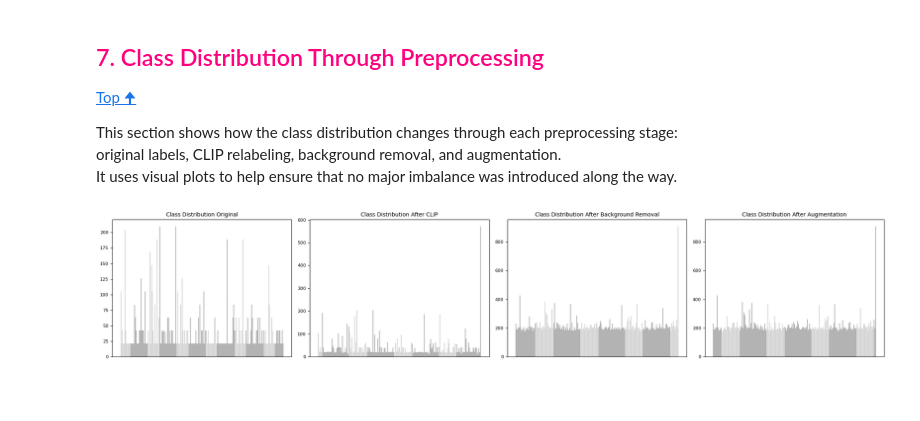
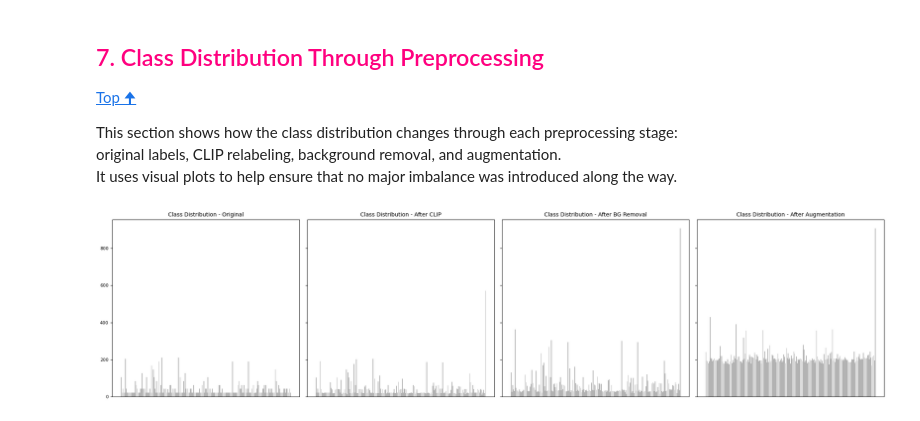
Before and after one commit to Gomsofi06/DL_project, a Jupyter notebook: notebooks/02_final_preproc.ipynb, the cells around one changed output. Cells and saved outputs as stored; diff of their text form; code cells hidden in the pictures; blank space fills up the shorter version.

```diff
--- a/notebooks/02_final_preproc.ipynb
+++ b/notebooks/02_final_preproc.ipynb
@@ -148,20 +148,32 @@ def create_preproc_dataframe(input_df):
         'aug_paths': 'object'
     })
 
+def plot_class_evolution(df):
+    """Plot class distribution evolution with consistent y-axis scale."""
+    fig, axes = plt.subplots(1, 4, figsize=(20, 5), sharey=True)
 
+    # Calculate all counts first to determine global ylim
+    counts = [
+        df['original_class'].value_counts().sort_index(),
+        df['clip_class'].value_counts().sort_index(),
+        df.groupby('clip_class')['bg_status'].apply(lambda x: len(x) + x.sum()).sort_index(),
+        df.groupby('clip_class').apply(
+            lambda x: len(x) + x['bg_status'].sum() + x['aug_paths'].apply(
+                lambda p: len(p) if p is not None else 0).sum()).sort_index()
+    ]
 
-def plot_class_distribution(ax, df, class_col, title_suffix):
-    """Plot alphabetical class distribution with bg_status weighting."""
-    counts = df.groupby(class_col, sort=True).apply(
-        lambda x: len(x) + x.get('bg_status', 0).sum() + x.get('aug_paths', []).apply(
-            lambda p: len(p) if p is not None else 0).sum()
-    ).sort_index()
+    global_max = max(c.max() for c in counts)
 
-    ax.bar(range(len(counts)), counts.values, width=0.8, color='0.7')
-    ax.set_title(f"Class Distribution {title_suffix}", fontsize=10)
-    ax.set_xticks([])
-    ax.tick_params(axis='y', labelsize=8)
+    titles = ['Original', 'After CLIP', 'After BG Removal', 'After Augmentation']
+    for ax, title, count in zip(axes, titles, counts):
+        ax.bar(range(len(count)), count.values, width=0.8, color='0.7')
+        ax.set_title(f"Class Distribution - {title}", fontsize=10)
+        ax.set_ylim(0, global_max * 1.05)  # 5% padding
+        ax.set_xticks([])
+        ax.tick_params(axis='y', labelsize=8)
 
+    plt.tight_layout()
+    plt.show()
 
 # Configuration
 class Config:
@@ -887,14 +875,6 @@ This section shows how the class distribution changes through each preprocessing
 original labels, CLIP relabeling, background removal, and augmentation.
 It uses visual plots to help ensure that no major imbalance was introduced along the way.
 # %%
-fig, axes = plt.subplots(1, 4, figsize=(20, 4))
-
-plot_class_distribution(axes[0], train_df_preproc, 'original_class', "Original")
-plot_class_distribution(axes[1], train_df_preproc_clip, 'clip_class', "After CLIP")
-plot_class_distribution(axes[2], train_df_preproc_clip_bg, 'clip_class', "After Background Removal")
-plot_class_distribution(axes[3], train_df_preproc_clip_bg_aug, 'clip_class', "After Augmentation")
-
-plt.tight_layout()
-plt.show()
+plot_class_evolution(train_df_preproc_clip_bg_aug)
 # %% [output]
-[figure, old version]
+[figure, new version]
```
Also changed, not shown: parts of 4 cells of this notebook.
